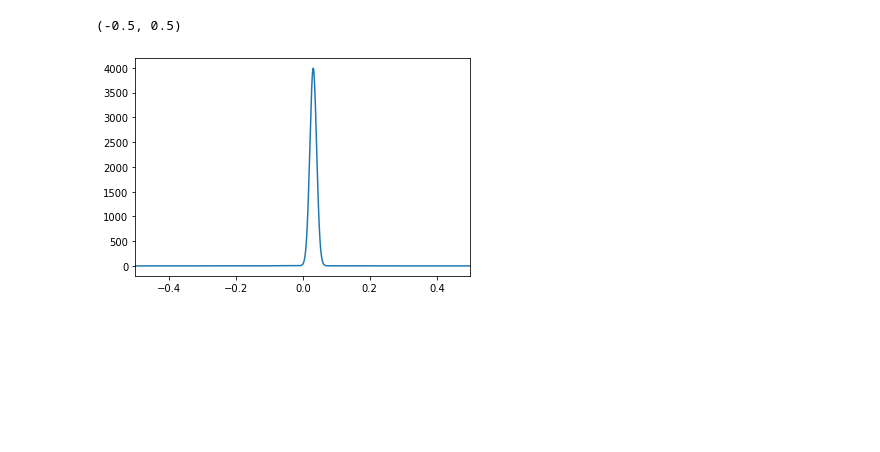
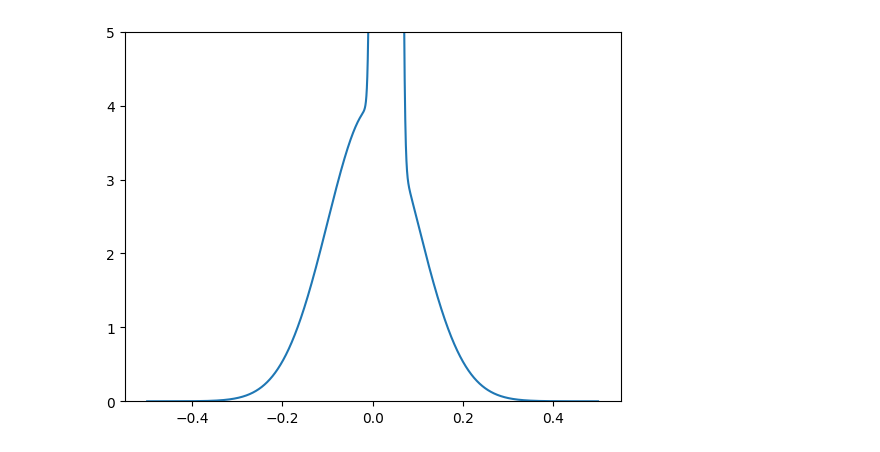
Before and after one commit to thomas-egg/nested_sampling, a Jupyter notebook: examples/spike_slab/sandbox.ipynb, the cells around one changed output. Saved outputs shown, nothing was run; the diff lists cells and outputs as text; code cells hidden in the pictures; blank space fills up the shorter version.

```diff
--- a/examples/spike_slab/sandbox.ipynb
+++ b/examples/spike_slab/sandbox.ipynb
@@ -9,8 +9,7 @@ import os
 sys.path.append(os.path.abspath( "../.."))
 import spike_and_slab
 # %%
-# Likelihood function
-def likelihood(x):
+def log_likelihood(x):
     '''
     20-D spike and slab likelihood function
 
@@ -24,17 +23,20 @@ def likelihood(x):
     t1 = np.sum(-0.5 * (x / v) ** 2) - x.size * np.log(v * np.sqrt(2 * np.pi))
 
     # Slab
-    t2 = np.sum(-0.5 * ((x - 0.031) / u) ** 2) - x.size * np.log(u * np.sqrt(2 * np.pi))
+    t2 = np.sum(-0.5 * ((x - 0.031) / u) ** 2) - x.size * np.log(u * np.sqrt(2 * np.pi)) + np.log(100.0)
 
-    return (np.exp(t1) + (100 * np.exp(t2)))
+    logL = np.logaddexp(t1, t2)
+    return logL
 # %%
 x = np.linspace(-0.5, 0.5, 10000)
-y = [likelihood(x_i) for x_i in x]
+y = np.exp([log_likelihood(x_i) for x_i in x])
 plt.plot(x, y)
-plt.xlim(-0.5, 0.5)
+# plt.plot(x, y_spike)
+# plt.plot(x, y_slab)
+plt.ylim(0, 5)
+plt.show()
 # %% [output]
-(-0.5, 0.5)
-[figure, old version]
+[figure, new version]
 # %%
 chain, levels, js = spike_and_slab.main()
 # %%
```
Also changed, not shown: parts of 7 cells of this notebook, 4 other files.
